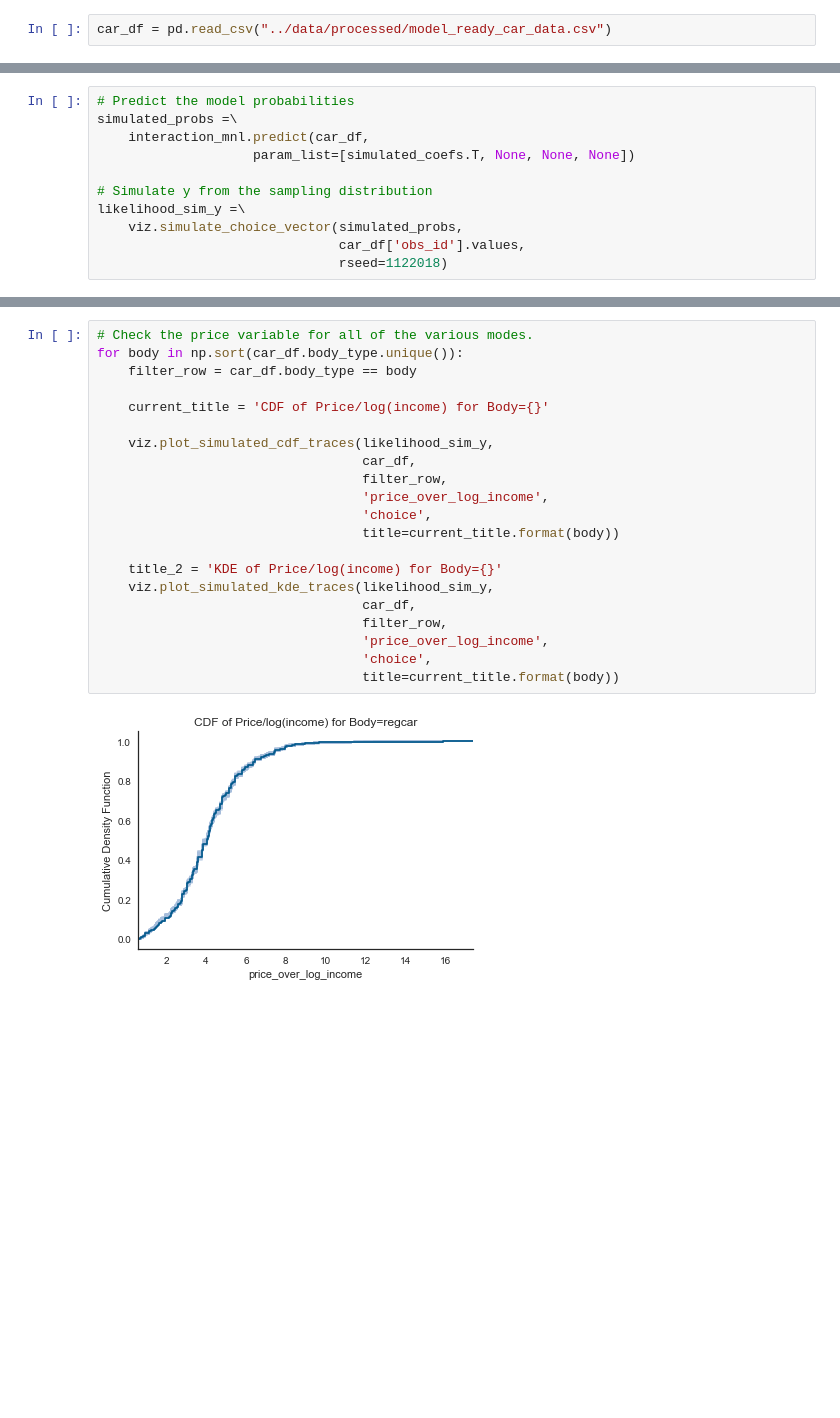
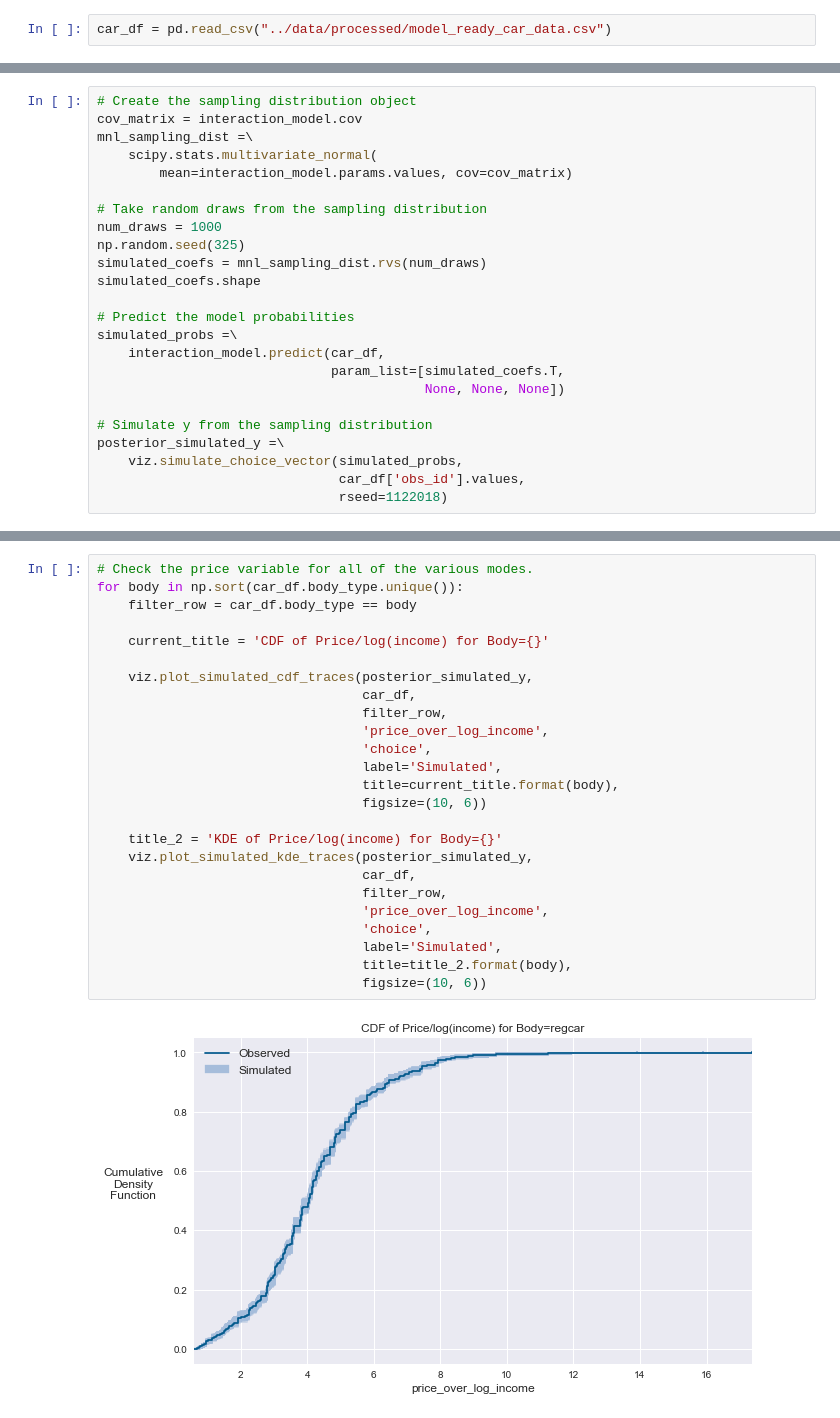
Before and after one commit to timothyb0912/check-yourself, a Jupyter notebook: notebooks/_05-tb-Improve-original-specification.ipynb, the cells around one changed output, grey strips where cells are left out. Saved outputs shown, nothing was run; the diff lists cells and outputs as text; blank space fills up the shorter version.

```diff
--- a/notebooks/_05-tb-Improve-original-specification.ipynb
+++ b/notebooks/_05-tb-Improve-original-specification.ipynb
@@ -170,11 +198,24 @@ simulated_coefs.shape
 # %%
+# Create the sampling distribution object
+cov_matrix = interaction_model.cov
+mnl_sampling_dist =\
+    scipy.stats.multivariate_normal(
+        mean=interaction_model.params.values, cov=cov_matrix)
+
+# Take random draws from the sampling distribution
+num_draws = 1000
+np.random.seed(325)
+simulated_coefs = mnl_sampling_dist.rvs(num_draws)
+simulated_coefs.shape
+
 # Predict the model probabilities
 simulated_probs =\
-    interaction_mnl.predict(car_df,
-                    param_list=[simulated_coefs.T, None, None, None])
+    interaction_model.predict(car_df,
+                              param_list=[simulated_coefs.T,
+                                          None, None, None])
 
 # Simulate y from the sampling distribution
-likelihood_sim_y =\
+posterior_simulated_y =\
     viz.simulate_choice_vector(simulated_probs,
                                car_df['obs_id'].values,
                                rseed=1122018)
@@ -183,23 +222,27 @@ likelihood_sim_y =\
 # %%
 # Check the price variable for all of the various modes.
 for body in np.sort(car_df.body_type.unique()):
     filter_row = car_df.body_type == body
 
     current_title = 'CDF of Price/log(income) for Body={}'
 
-    viz.plot_simulated_cdf_traces(likelihood_sim_y,
+    viz.plot_simulated_cdf_traces(posterior_simulated_y,
                                   car_df,
                                   filter_row,
                                   'price_over_log_income',
                                   'choice',
-                                  title=current_title.format(body))
+                                  label='Simulated',
+                                  title=current_title.format(body),
+                                  figsize=(10, 6))
 
     title_2 = 'KDE of Price/log(income) for Body={}'
-    viz.plot_simulated_kde_traces(likelihood_sim_y,
+    viz.plot_simulated_kde_traces(posterior_simulated_y,
                                   car_df,
                                   filter_row,
                                   'price_over_log_income',
                                   'choice',
-                                  title=current_title.format(body))
+                                  label='Simulated',
+                                  title=title_2.format(body),
+                                  figsize=(10, 6))
 # %% [output]
-[figure, old version]
+[figure, new version]
```
Also changed, not shown: parts of 21 cells of this notebook, 3 other files.
